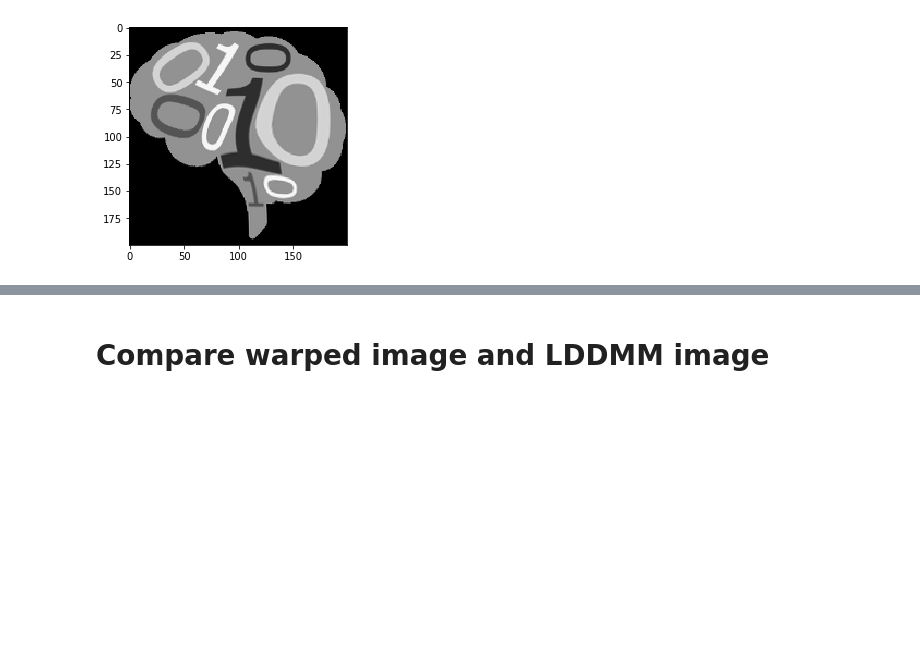
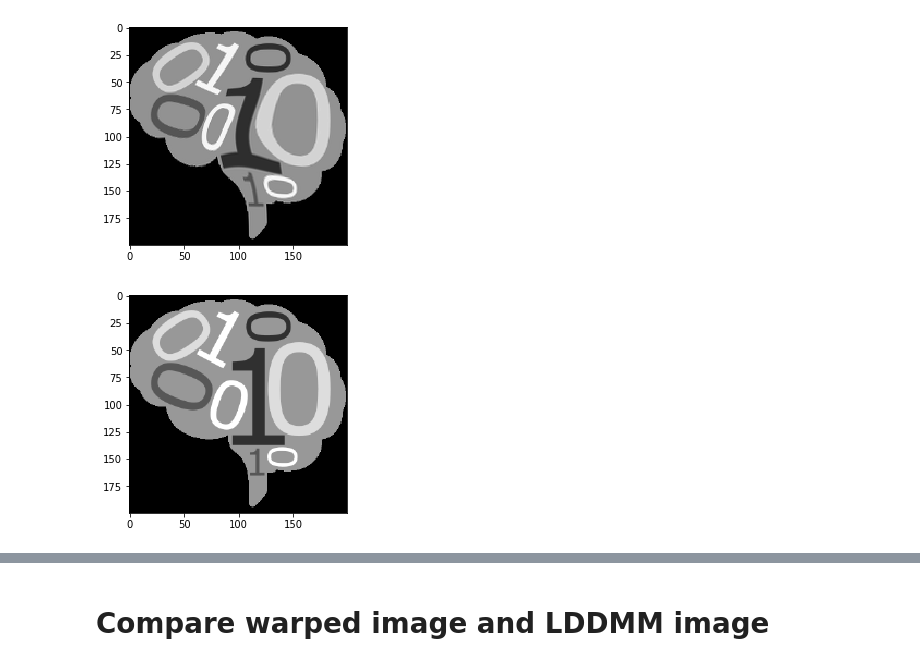
Before and after one commit to neurodata/ndreg, a Jupyter notebook: ndreg_demo.ipynb, the cells around one changed output, grey strips where cells are left out. Cells and saved outputs as stored; diff of their text form; code cells hidden in the pictures; blank space fills up the shorter version.

```diff
--- a/ndreg_demo.ipynb
+++ b/ndreg_demo.ipynb
@@ -61,5 +67,10 @@ plt.imshow(sitk.GetArrayViewFromImage(img_warped), cmap='gray')
 plt.show()
 # %% [output]
 [figure]
+# %%
+plt.imshow(sitk.GetArrayViewFromImage(img), cmap='gray')
+plt.show()
+# %% [output]
+[figure, added]
 # %%
 img_lddmm, field, inv_field = registerer.register_lddmm(img, img_warped, scale_list=[0.5,1.0],
```
Also changed, not shown: parts of 12 cells of this notebook, 1 other file.
